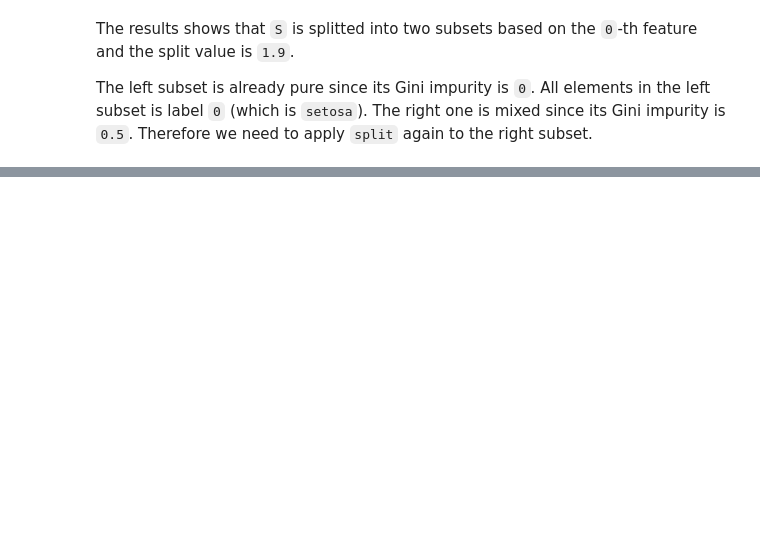
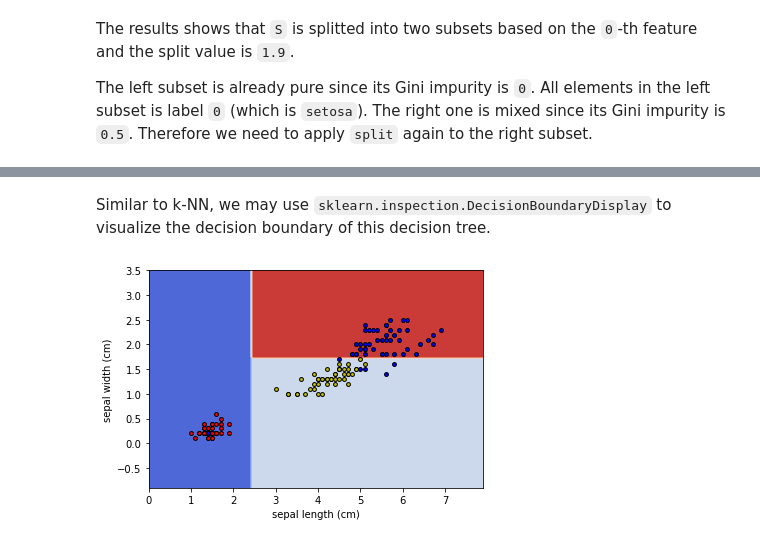
Before and after one commit to xiaoxl/ml22, a Jupyter notebook: _build/html/_sources/Chapter3/dt.ipynb, the cells around one changed output, grey strips where cells are left out. Drawn from its saved outputs; the diff is of its cells as text; code cells hidden in the pictures; blank space fills up the shorter version.

```diff
--- a/_build/html/_sources/Chapter3/dt.ipynb
+++ b/_build/html/_sources/Chapter3/dt.ipynb
@@ -64,0 +89,27 @@ The decision we created so far can be described as follows:
+# %% [markdown]
+Similar to k-NN, we may use `sklearn.inspection.DecisionBoundaryDisplay` to visualize the decision boundary of this decision tree.
+# %%
+from sklearn.inspection import DecisionBoundaryDisplay
+DecisionBoundaryDisplay.from_estimator(
+    clf,
+    X,
+    cmap='coolwarm',
+    response_method="predict",
+    xlabel=iris.feature_names[0],
+    ylabel=iris.feature_names[1],
+)
+
+# Plot the training points
+for i, color in zip(range(3), 'ryb'):
+    idx = np.where(y == i)
+    plt.scatter(
+        X[idx, 0],
+        X[idx, 1],
+        c=color,
+        label=iris.target_names[i],
+        cmap='ryb',
+        edgecolor="black",
+        s=15,
+        )
+# %% [output]
+[figure, added]
```
Also changed, not shown: parts of 19 cells of this notebook, 16 other files.
